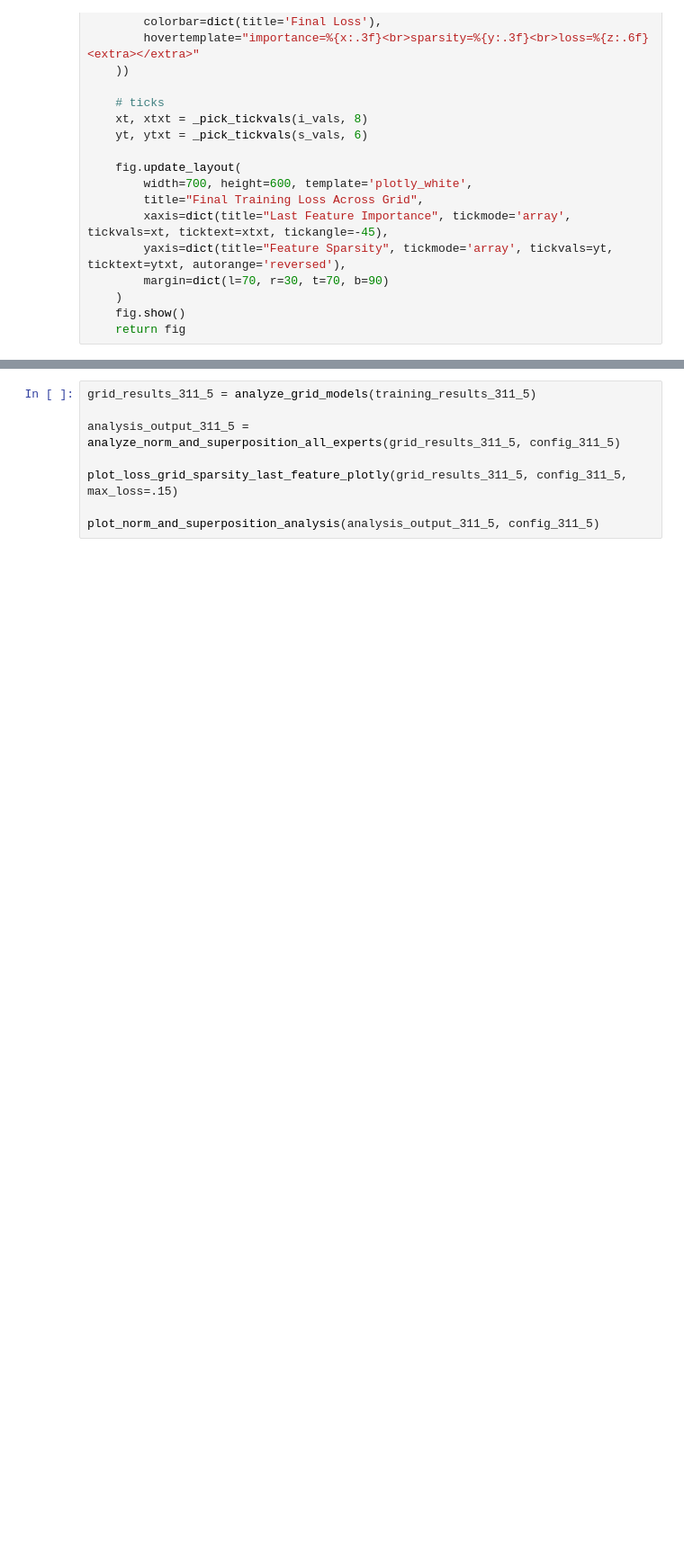
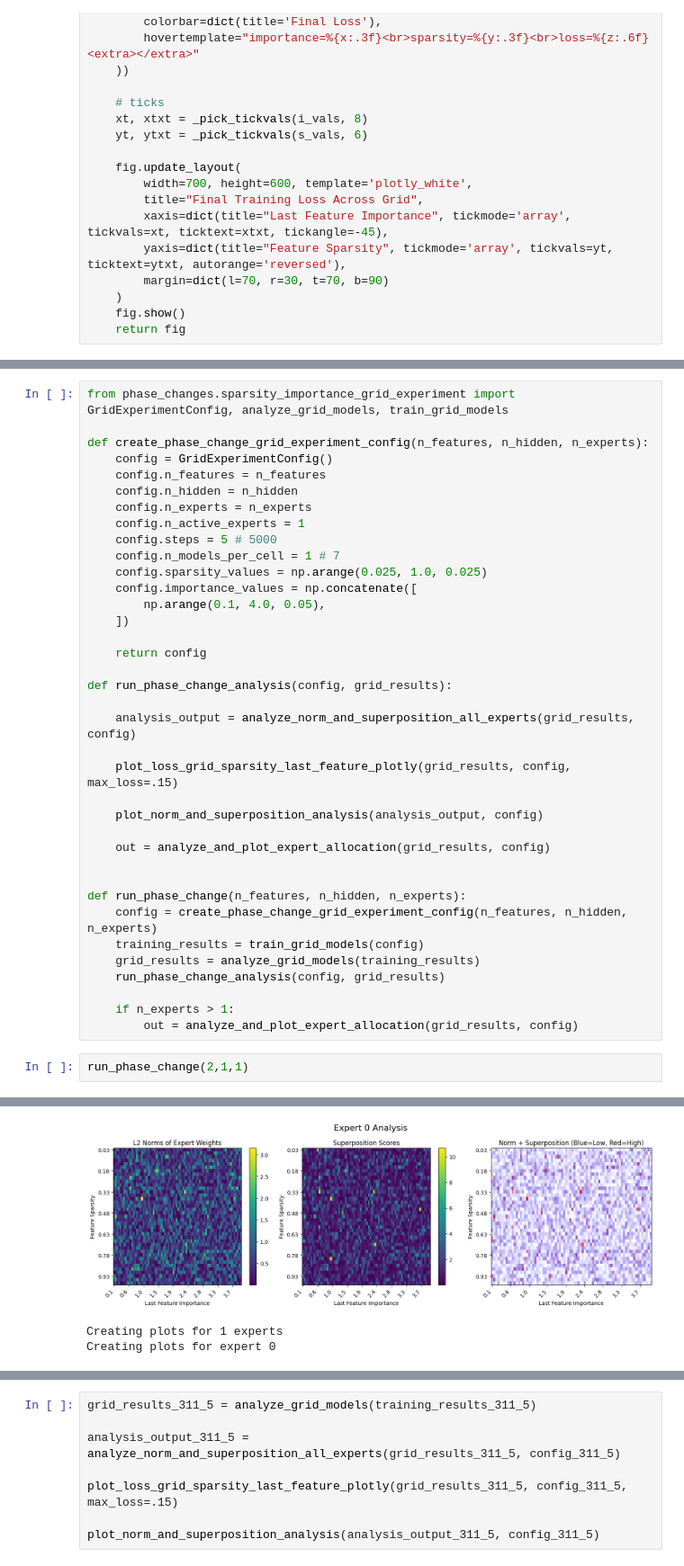
Before and after one commit to MarmikChaudhari/moe-superposition, a Jupyter notebook: phase_changes_revised.ipynb, the cells around one changed output, grey strips where cells are left out. Shown at 90% size. Cells and saved outputs as stored; diff of their text form; blank space fills up the shorter version.

Commit message:
phase change refactoring, expert analysis, more runs

```diff
--- a/phase_changes_revised.ipynb
+++ b/phase_changes_revised.ipynb
@@ -614,0 +738,40 @@ def plot_expert_metrics(model):
+# %%
+from phase_changes.sparsity_importance_grid_experiment import GridExperimentConfig, analyze_grid_models, train_grid_models
+
+def create_phase_change_grid_experiment_config(n_features, n_hidden, n_experts):
+    config = GridExperimentConfig()
+    config.n_features = n_features
+    config.n_hidden = n_hidden
+    config.n_experts = n_experts
+    config.n_active_experts = 1
+    config.steps = 5 # 5000
+    config.n_models_per_cell = 1 # 7
+    config.sparsity_values = np.arange(0.025, 1.0, 0.025)
+    config.importance_values = np.concatenate([
+        np.arange(0.1, 4.0, 0.05),
+    ])
+
+    return config
+
+def run_phase_change_analysis(config, grid_results):
+
+    analysis_output = analyze_norm_and_superposition_all_experts(grid_results, config)
+
+    plot_loss_grid_sparsity_last_feature_plotly(grid_results, config, max_loss=.15)
+
+    plot_norm_and_superposition_analysis(analysis_output, config)
+
+    out = analyze_and_plot_expert_allocation(grid_results, config)
+
+
+def run_phase_change(n_features, n_hidden, n_experts):
+    config = create_phase_change_grid_experiment_config(n_features, n_hidden, n_experts)
+    training_results = train_grid_models(config)
+    grid_results = analyze_grid_models(training_results)
+    run_phase_change_analysis(config, grid_results)
+
+    if n_experts > 1:
+        out = analyze_and_plot_expert_allocation(grid_results, config)
+# %%
+run_phase_change(2,1,1)
+# %% [output]
@@ -614,0 +795,3 @@ def plot_expert_metrics(model):
+[figure, added]
+Creating plots for 1 experts
+Creating plots for expert 0
```
Also changed, not shown: parts of 30 cells of this notebook, 3 other files.
